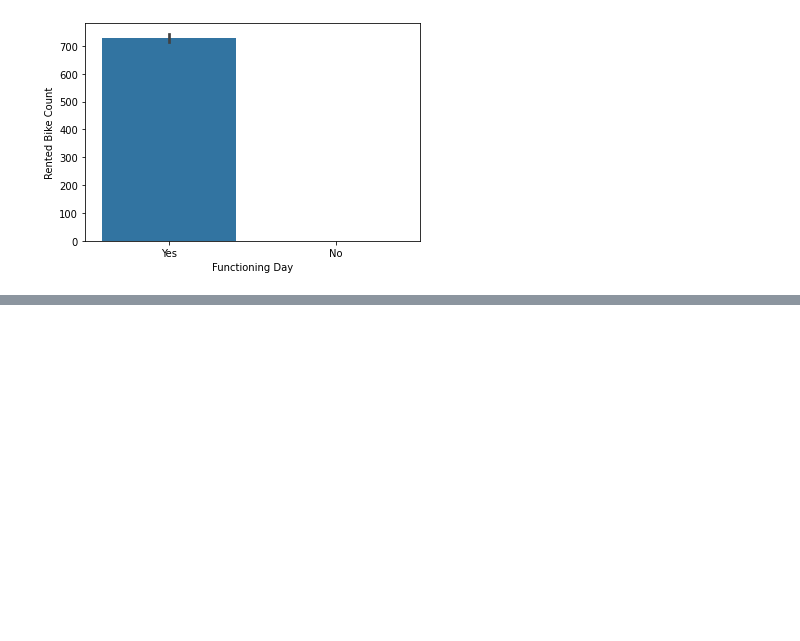
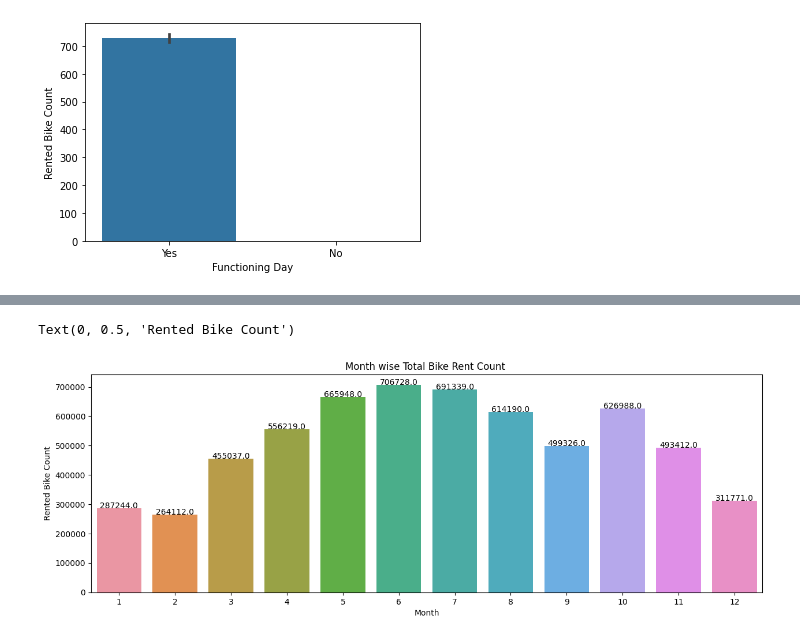
Before and after one commit to raghavendrakulkarni14/AlmaBetterCAP2, a Jupyter notebook: RaghavendraAKulkarni_Capstone_Project2.ipynb, the cells around one changed output, grey strips where cells are left out. Drawn from its saved outputs; the diff is of its cells as text; code cells hidden in the pictures; blank space fills up the shorter version.

```diff
--- a/RaghavendraAKulkarni_Capstone_Project2.ipynb
+++ b/RaghavendraAKulkarni_Capstone_Project2.ipynb
@@ -191,0 +210,15 @@ sns.barplot(x='Functioning Day',y='Rented Bike Count',data=df)
+# %%
+groupedvalues = df.groupby('Month').sum().reset_index()
+groupedvalues.rename(columns={'Rented Bike Count':'RBC'},inplace=True)
+groupedvalues.head()
+
+
+plt.figure(figsize=(15,5),dpi=100)
+g=sns.barplot(x="Month", y="RBC", data=groupedvalues)
+for index, row in groupedvalues.iterrows():
+    g.text(row.name,row.RBC,round(row.RBC,1),color='black', ha="center")
+plt.title("Month wise Total Bike Rent Count ")
+plt.ylabel('Rented Bike Count')
+# %% [output]
+Text(0, 0.5, 'Rented Bike Count')
+[figure, added]
```
Also changed, not shown: parts of 7 cells of this notebook.
